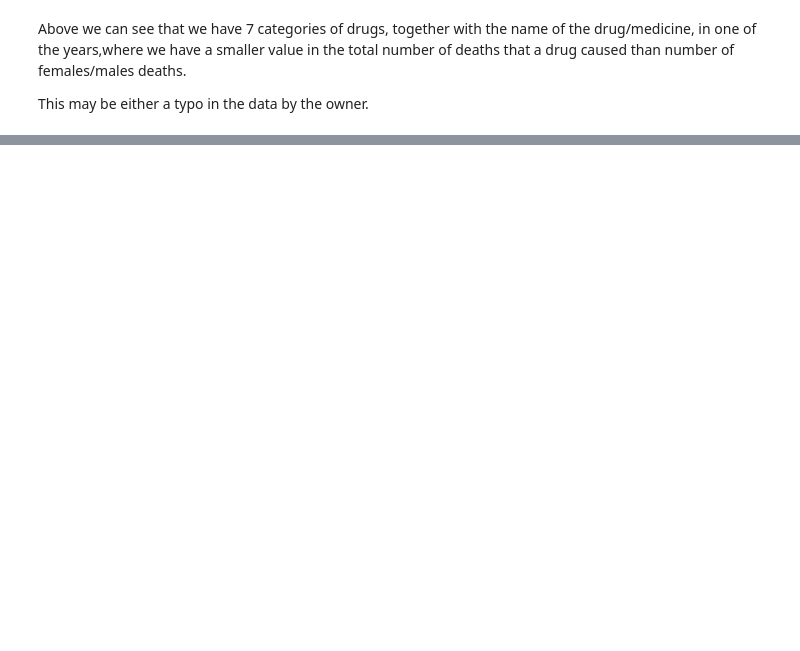
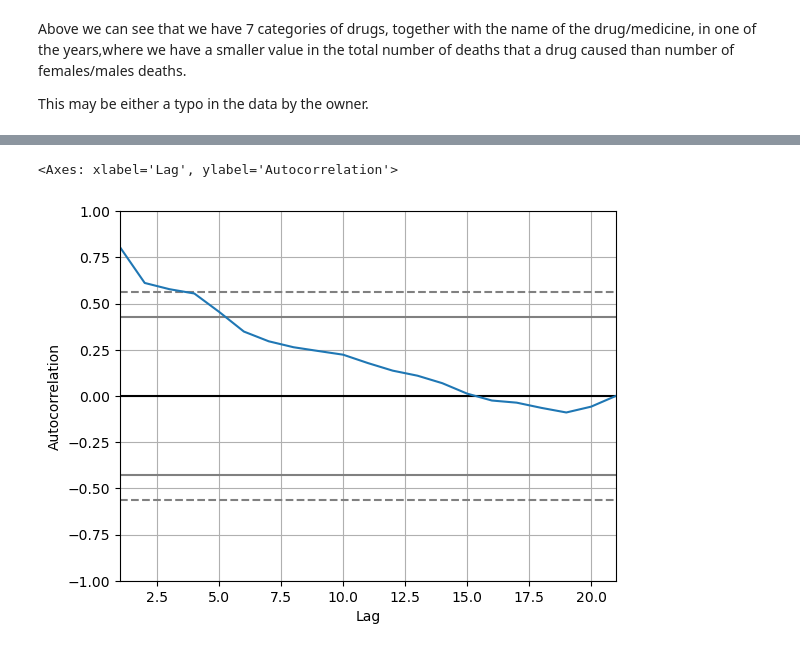
Before and after one commit to alexandra10zam/DataMadness, a Jupyter notebook: Data-madness.ipynb, the cells around one changed output, grey strips where cells are left out. Drawn from its saved outputs; the diff is of its cells as text; code cells hidden in the pictures; blank space fills up the shorter version.

```diff
--- a/Data-madness.ipynb
+++ b/Data-madness.ipynb
@@ -354,0 +498,7 @@ This may be either a typo in the data by the owner.
+# %%
+from pandas.plotting import autocorrelation_plot
+
+autocorrelation_plot(df_covid)
+# %% [output]
+<Axes: xlabel='Lag', ylabel='Autocorrelation'>
+[figure, added]
```
Also changed, not shown: parts of 4 cells of this notebook.
